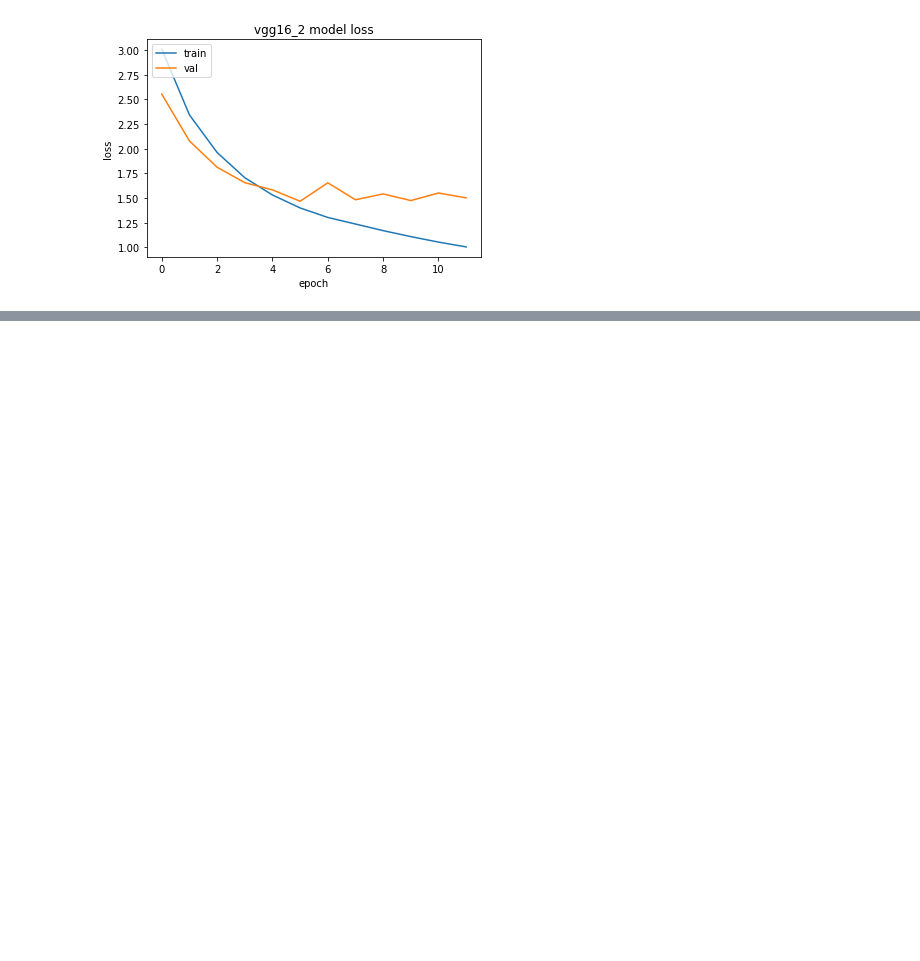
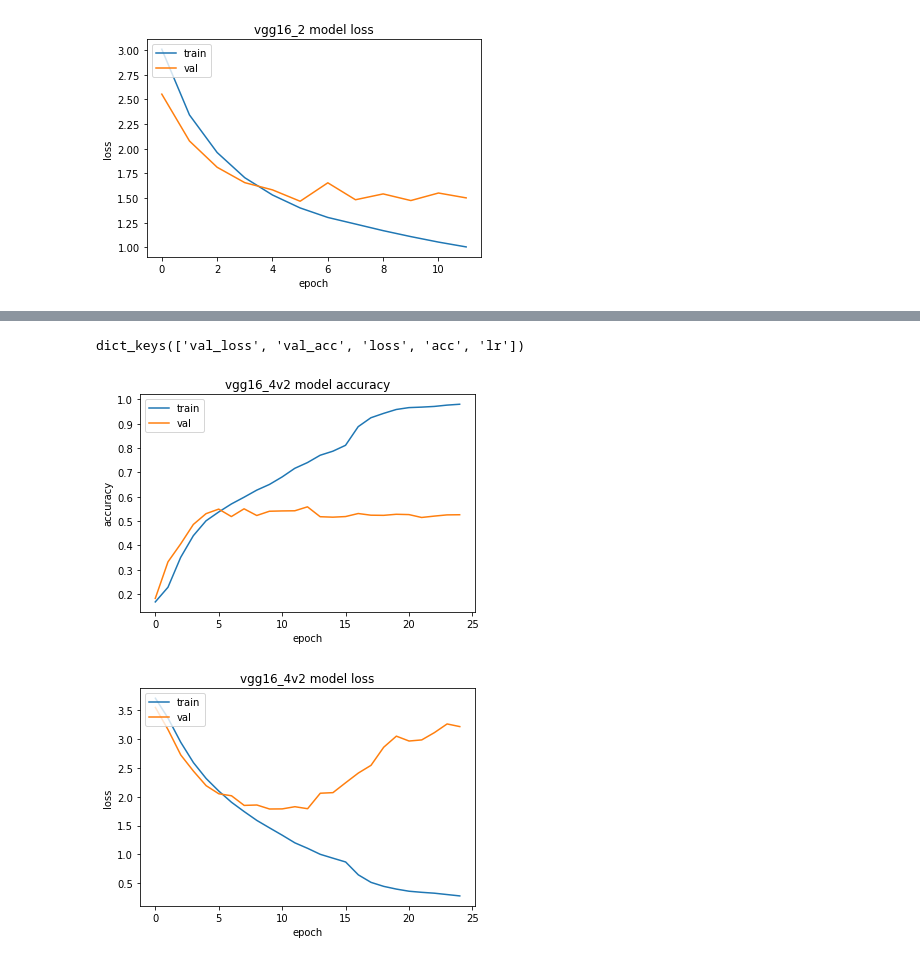
Before and after one commit to kuangweihuang/MIDS_w210_capstone_mb_kh_ws, a Jupyter notebook: 4.0_cnn_genre_classification_transfer_learning.ipynb, the cells around one changed output, grey strips where cells are left out. Cells and saved outputs as stored; diff of their text form; code cells hidden in the pictures; blank space fills up the shorter version.

```diff
--- a/4.0_cnn_genre_classification_transfer_learning.ipynb
+++ b/4.0_cnn_genre_classification_transfer_learning.ipynb
@@ -638,0 +753,20 @@ dict_keys(['val_loss', 'val_acc', 'loss', 'acc', 'lr'])
+# %%
+# Load and preprocess the next set of subsampled data
+
+ds_description = '2x10s'
+# Set seed num, if no seed number, set as None
+ds_seed_num = 'seed255'
+# Set the directory for the spectrograms
+data_dir = f'./data/spect_subsample_{ds_description}_np'
+print("Directory of spectrograms: {}".format(data_dir))
+
+# Read in the spectrogram and labels data from the .npy files
+train_X, train_Y, val_X, val_Y, test_X, test_Y = load_data(
+    data_dir, ds_description, ds_seed_num, 'X', 'Y')
+
+# Select one of the relevant preprocess_input based on the model used (eg. VGG16, NASNet, etc...)
+from keras.applications.vgg16 import preprocess_input
+
+train_X = preprocess_input(train_X)
+val_X = preprocess_input(val_X)
+test_X = preprocess_input(test_X)
@@ -638,0 +942,6 @@ dict_keys(['val_loss', 'val_acc', 'loss', 'acc', 'lr'])
+# %%
+show_summary_stats(history, model_name)
+# %% [output]
+dict_keys(['val_loss', 'val_acc', 'loss', 'acc', 'lr'])
+[figure, added]
+[figure, added]
```
Also changed, not shown: parts of 40 cells of this notebook, 3 other files.
